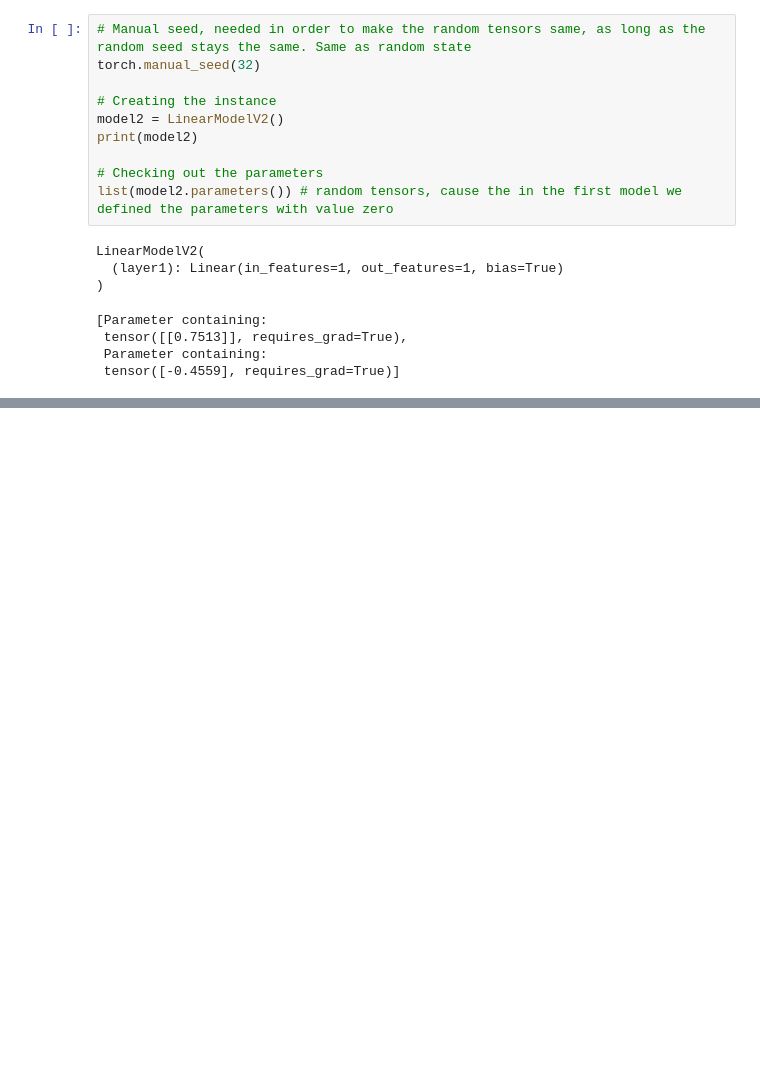
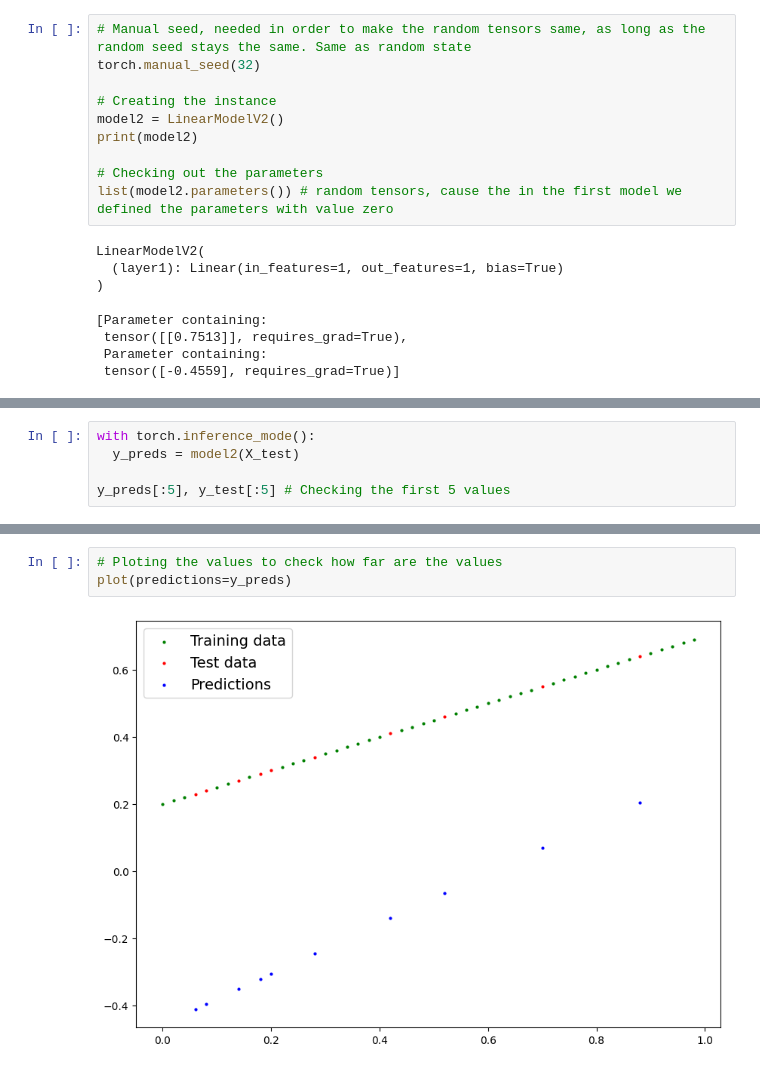
Before and after one commit to ezpie1/pytorch-crash-course, a Jupyter notebook: 02-pytorch-worflow.ipynb, the cells around one changed output, grey strips where cells are left out. Drawn from its saved outputs; the diff is of its cells as text; blank space fills up the shorter version.

```diff
--- a/02-pytorch-worflow.ipynb
+++ b/02-pytorch-worflow.ipynb
@@ -205,0 +214,5 @@ LinearModelV2(
+# %%
+with torch.inference_mode():
+  y_preds = model2(X_test)
+
+y_preds[:5], y_test[:5] # Checking the first 5 values
@@ -205,0 +230,5 @@ LinearModelV2(
+# %%
+# Ploting the values to check how far are the values
+plot(predictions=y_preds)
+# %% [output]
+[figure, added]
```
Also changed, not shown: parts of 11 cells of this notebook.
